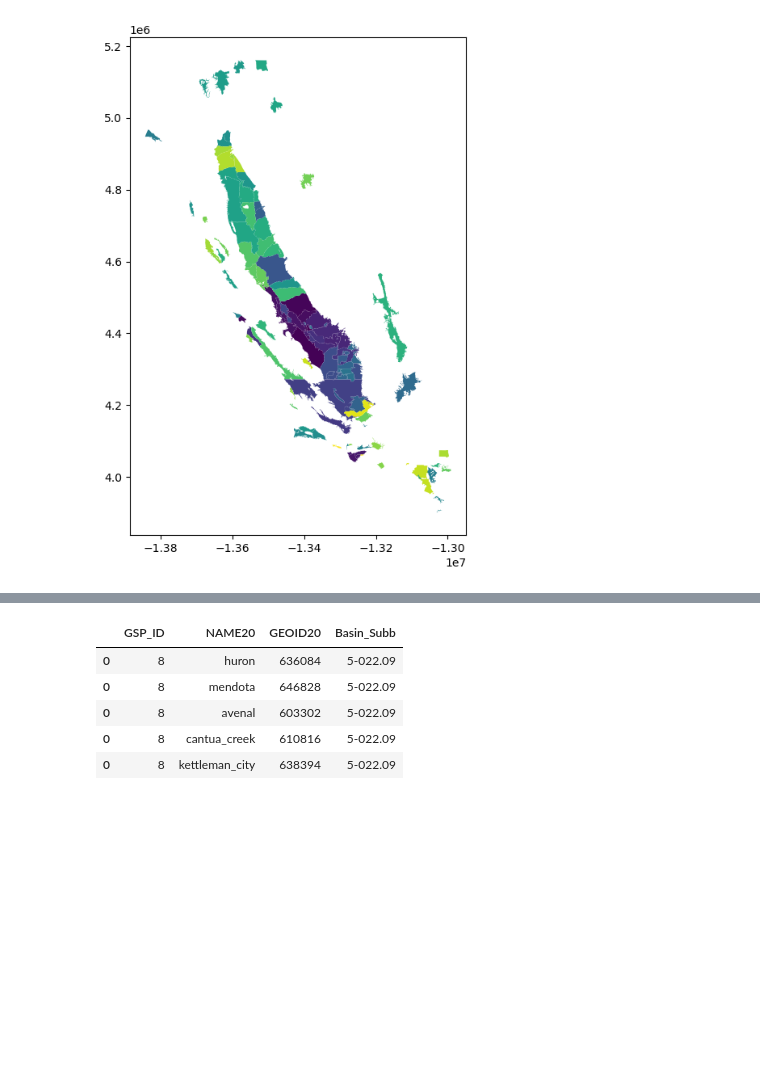
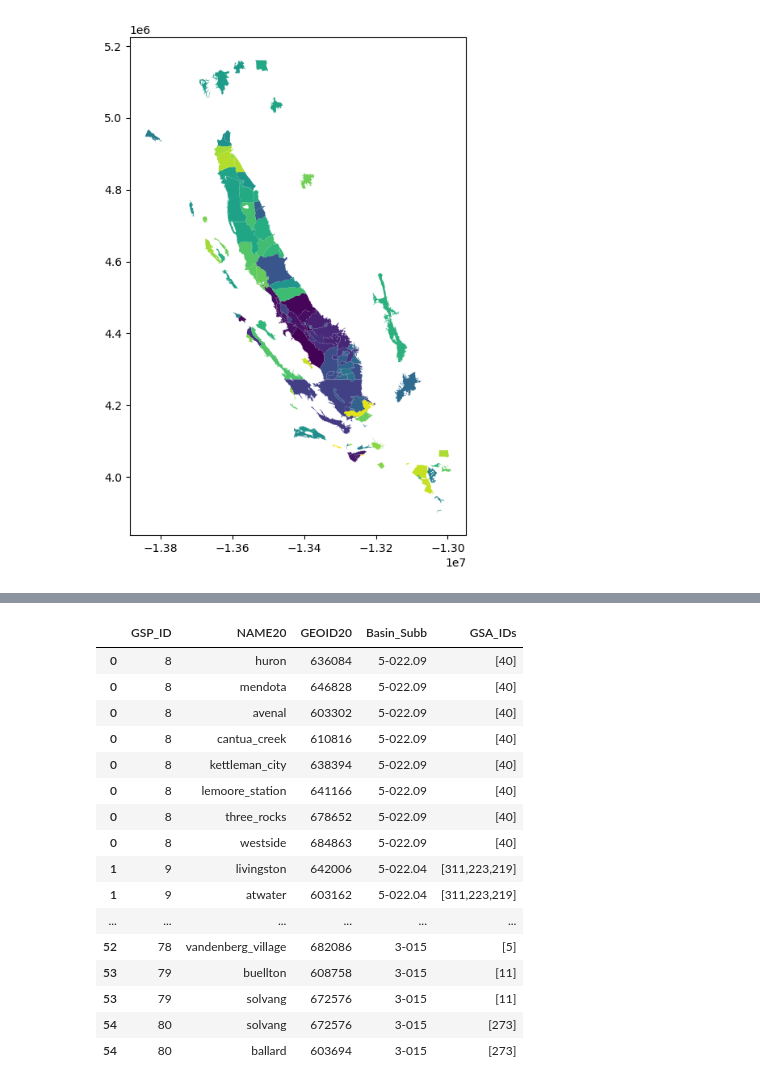
Before and after one commit to ucd-cepb/kings, a Jupyter notebook: EJ_DAC_Paper/Code/testing/shape_merge.ipynb, the cells around one changed output, grey strips where cells are left out. Drawn from its saved outputs; the diff is of its cells as text; code cells hidden in the pictures; blank space fills up the shorter version.

```diff
--- a/EJ_DAC_Paper/Code/testing/shape_merge.ipynb
+++ b/EJ_DAC_Paper/Code/testing/shape_merge.ipynb
@@ -35,7 +76,7 @@ gsp_bounds.plot(column='GSP_ID', figsize=(10, 8))
 [figure]
 # %%
 place_bounds = place_bounds[['GEOID20', 'NAME20', 'Pop20', 'MHI20', 'HH20', 'DAC20', 'geometry']]
-gsp_bounds = gsp_bounds[['GSP_ID', 'Basin_Name', 'Basin_Numb', 'Basin_Subb', 'Basin_Su_1', 'geometry']]
+gsp_bounds = gsp_bounds[['GSP_ID', 'Basin_Name', 'Basin_Numb', 'Basin_Subb', 'Basin_Su_1', 'GSA_IDs', 'geometry']]
 
 print(place_bounds.shape)
 print(gsp_bounds.shape)
@@ -53,6 +94,7 @@ unique_places = intersections.dissolve(by='GSP_ID',
                                            'Basin_Name': lambda x: x.unique()[0],
                                            'Basin_Numb': lambda x: x.unique()[0],
                                            'Basin_Subb': lambda x: x.unique()[0],
+                                           'GSA_IDs': lambda x: x.unique(),
                                        })
 
 print(unique_places.shape)
@@ -78,11 +120,22 @@ expected_places['GEOID20'] = expected_places['GEOID20'].astype(int)
 
 # expected_places.to_csv("EJ_DAC_Paper/Data/expected_places.csv", index=False)
 # %%
-expected_places.head()
+expected_places
 # %% [output]
-|  | GSP_ID | NAME20 | GEOID20 | Basin_Subb |
-| 0 | 8 | huron | 636084 | 5-022.09 |
-| 0 | 8 | mendota | 646828 | 5-022.09 |
-| 0 | 8 | avenal | 603302 | 5-022.09 |
-| 0 | 8 | cantua_creek | 610816 | 5-022.09 |
-| 0 | 8 | kettleman_city | 638394 | 5-022.09 |
+|  | GSP_ID | NAME20 | GEOID20 | Basin_Subb | GSA_IDs |
+| 0 | 8 | huron | 636084 | 5-022.09 | [40] |
+| 0 | 8 | mendota | 646828 | 5-022.09 | [40] |
+| 0 | 8 | avenal | 603302 | 5-022.09 | [40] |
+| 0 | 8 | cantua_creek | 610816 | 5-022.09 | [40] |
+| 0 | 8 | kettleman_city | 638394 | 5-022.09 | [40] |
+| 0 | 8 | lemoore_station | 641166 | 5-022.09 | [40] |
+| 0 | 8 | three_rocks | 678652 | 5-022.09 | [40] |
+| 0 | 8 | westside | 684863 | 5-022.09 | [40] |
+| 1 | 9 | livingston | 642006 | 5-022.04 | [311,223,219] |
+| 1 | 9 | atwater | 603162 | 5-022.04 | [311,223,219] |
+| ... | ... | ... | ... | ... | ... |
+| 52 | 78 | vandenberg_village | 682086 | 3-015 | [5] |
+| 53 | 79 | buellton | 608758 | 3-015 | [11] |
+| 53 | 79 | solvang | 672576 | 3-015 | [11] |
+| 54 | 80 | solvang | 672576 | 3-015 | [273] |
+| 54 | 80 | ballard | 603694 | 3-015 | [273] |
```
Also changed, not shown: parts of 6 cells of this notebook, 5 other files.
